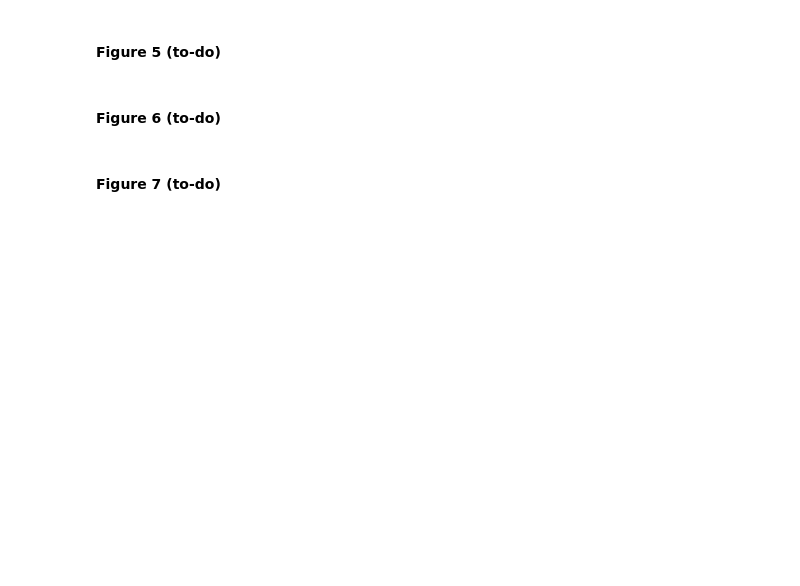
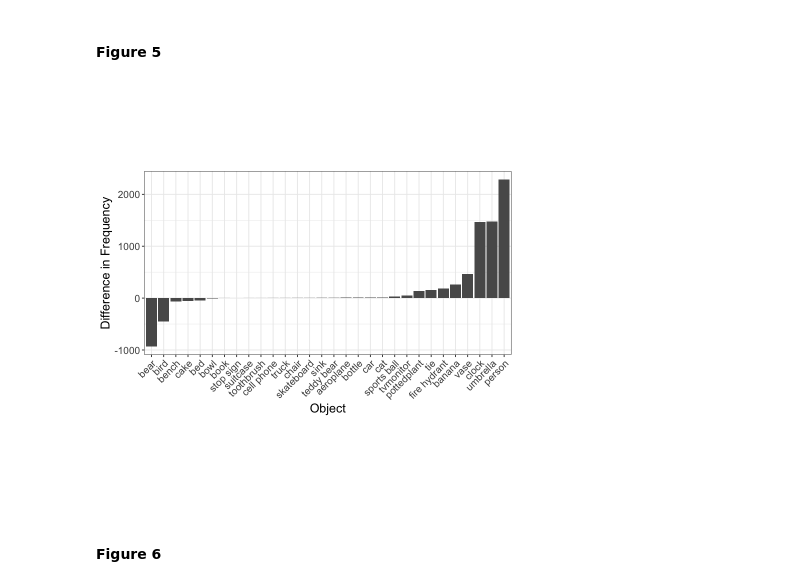
Before and after one commit to jeremyzyang/engagement_that_sells, a Jupyter notebook: 3.drivers.ipynb, the cells around one changed output. Saved outputs shown, nothing was run; the diff lists cells and outputs as text; code cells hidden in the pictures; blank space fills up the shorter version.

```diff
--- a/3.drivers.ipynb
+++ b/3.drivers.ipynb
@@ -50,6 +55,13 @@ df = model_evaluation
 # %% [markdown]
-#### Figure 5 (to-do)
+#### Figure 5
+# %%
+ggplot(object,
+       aes(reorder(object, count_diff), count_diff)) + geom_bar(stat = 'identity') + theme_bw() +
+theme(text = element_text(size=15)) +
+xlab('Object') + ylab('Difference in Frequency') +
+theme(aspect.ratio=2/4) +
+theme(axis.text.x=element_text(angle=45, hjust=1))
+# %% [output]
+[figure, added]
 # %% [markdown]
-#### Figure 6 (to-do)
+#### Figure 6
-# %% [markdown]
-#### Figure 7 (to-do)
```
Also changed, not shown: parts of 13 cells of this notebook.
